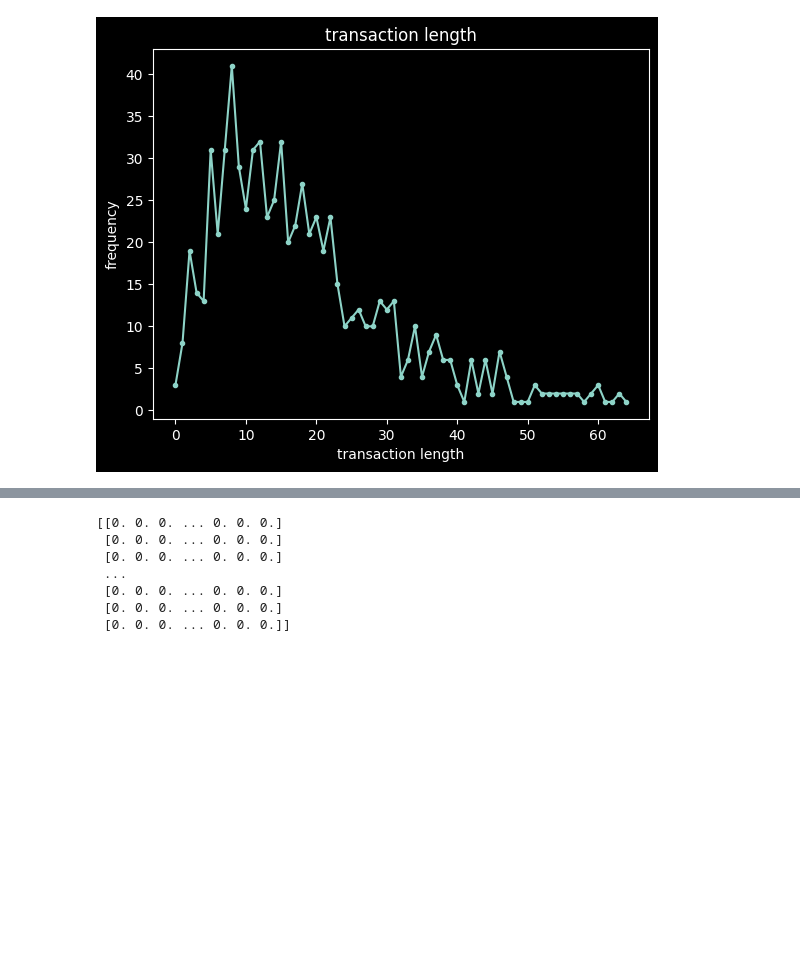
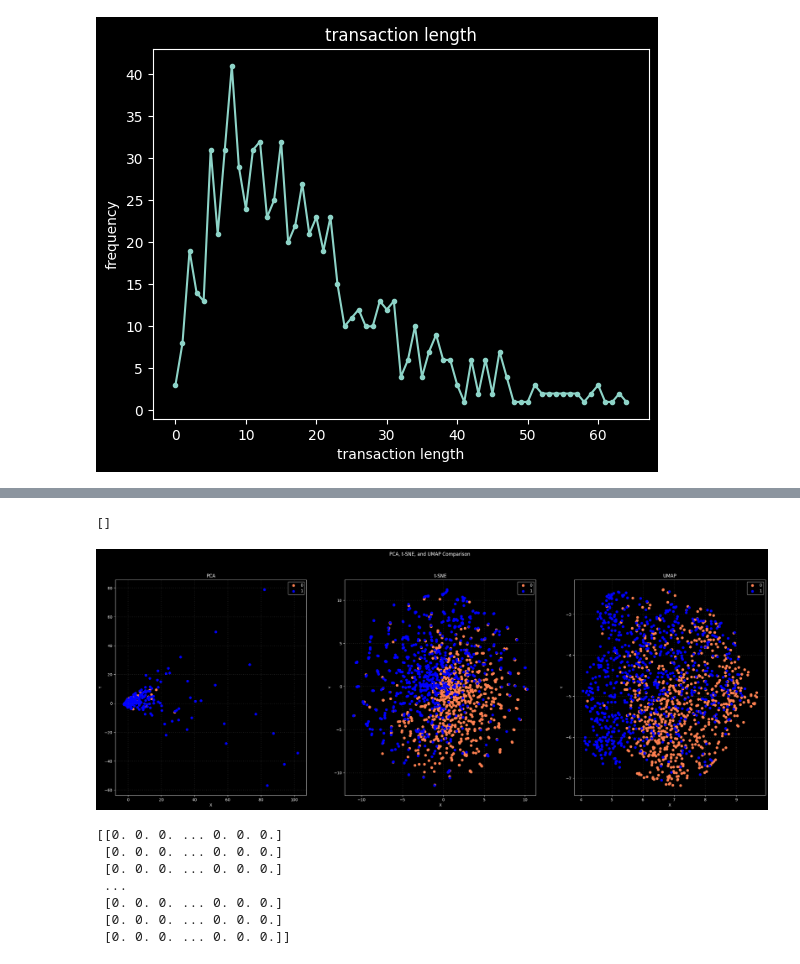
Before and after one commit to AnaAngle/DM2024-Lab1-Homework, a Jupyter notebook: DM2024-Lab1-Homework.ipynb, the cells around one changed output, grey strips where cells are left out. Cells and saved outputs as stored; diff of their text form; code cells hidden in the pictures; blank space fills up the shorter version.

```diff
--- a/DM2024-Lab1-Homework.ipynb
+++ b/DM2024-Lab1-Homework.ipynb
@@ -528,0 +740,16 @@ Sparsity : 0.9905690631808279
+# %%
+X_pca_aug = PCA(n_components=2).fit_transform(augmented_df.values)
+X_tsne_aug = TSNE(n_components=2).fit_transform(augmented_df.values)
+X_umap_aug = umap.UMAP(n_components=2).fit_transform(augmented_df.values)
+
+fig, axes = plt.subplots(1, 3, figsize=(30, 10))  # Create 3 subplots for PCA, t-SNE, and UMAP
+fig.suptitle('PCA, t-SNE, and UMAP Comparison')
+
+plot_scatter(axes[0], X_pca_aug, 'PCA')
+plot_scatter(axes[1], X_tsne_aug, 't-SNE')
+plot_scatter(axes[2], X_umap_aug, 'UMAP')
+
+plt.plot()
+# %% [output]
+[]
+[figure, added]
```
Also changed, not shown: parts of 10 cells of this notebook, 2 other files.
